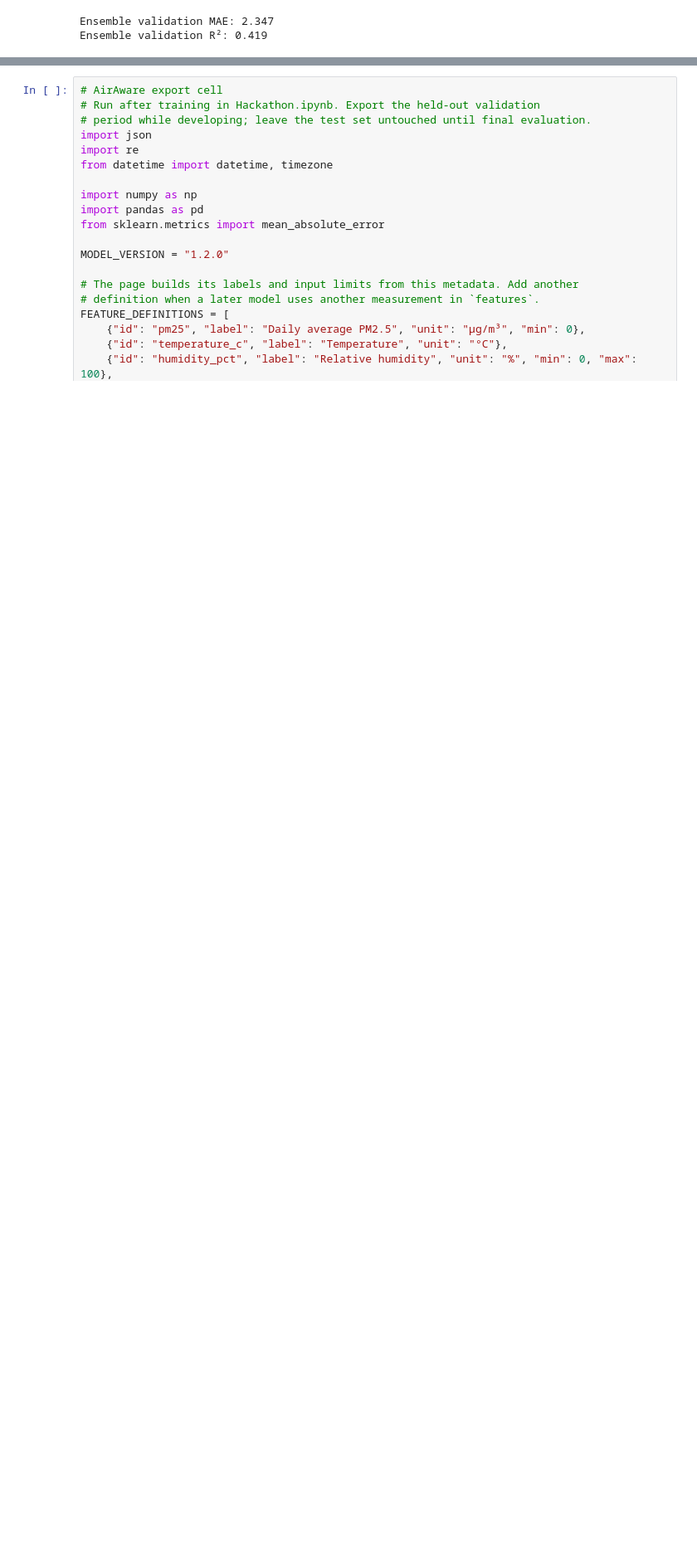
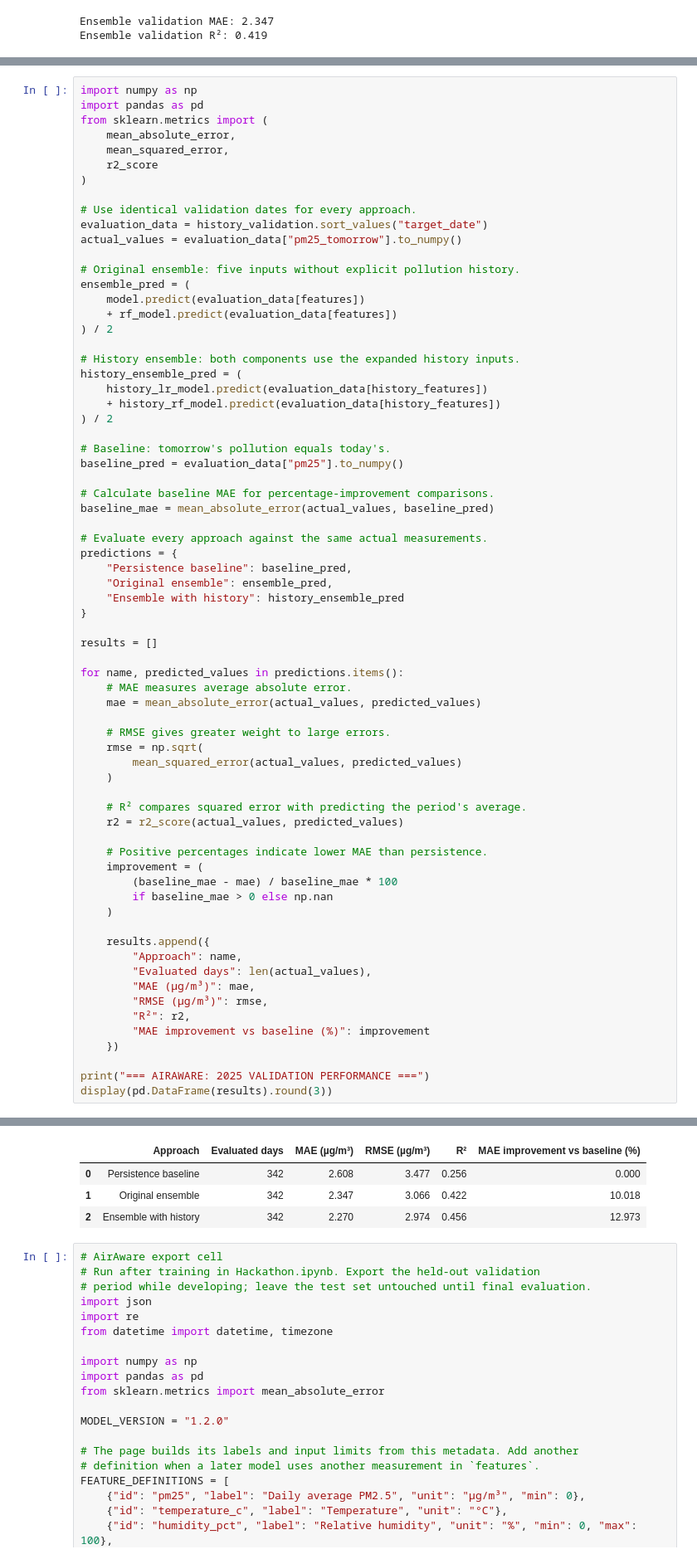
Before and after one commit to TASRUNNER2010/Hackathon, a Jupyter notebook: Hackathon.ipynb, the cells around one changed output, grey strips where cells are left out. Shown at 83% size. Cells and saved outputs as stored; diff of their text form; blank space fills up the shorter version.

```diff
--- a/Hackathon.ipynb
+++ b/Hackathon.ipynb
@@ -889,0 +1006,70 @@ Improvement Over Baseline: 9.87%
+# %%
+import numpy as np
+import pandas as pd
+from sklearn.metrics import (
+    mean_absolute_error,
+    mean_squared_error,
+    r2_score
+)
+
+# Use identical validation dates for every approach.
+evaluation_data = history_validation.sort_values("target_date")
+actual_values = evaluation_data["pm25_tomorrow"].to_numpy()
+
+# Original ensemble: five inputs without explicit pollution history.
+ensemble_pred = (
+    model.predict(evaluation_data[features])
+    + rf_model.predict(evaluation_data[features])
+) / 2
+
+# History ensemble: both components use the expanded history inputs.
+history_ensemble_pred = (
+    history_lr_model.predict(evaluation_data[history_features])
+    + history_rf_model.predict(evaluation_data[history_features])
+) / 2
+
+# Baseline: tomorrow's pollution equals today's.
+baseline_pred = evaluation_data["pm25"].to_numpy()
+
+# Calculate baseline MAE for percentage-improvement comparisons.
+baseline_mae = mean_absolute_error(actual_values, baseline_pred)
+
+# Evaluate every approach against the same actual measurements.
+predictions = {
+    "Persistence baseline": baseline_pred,
+    "Original ensemble": ensemble_pred,
+    "Ensemble with history": history_ensemble_pred
+}
+
+results = []
+
+for name, predicted_values in predictions.items():
+    # MAE measures average absolute error.
+    mae = mean_absolute_error(actual_values, predicted_values)
+
+    # RMSE gives greater weight to large errors.
+    rmse = np.sqrt(
+        mean_squared_error(actual_values, predicted_values)
+    )
+
+    # R² compares squared error with predicting the period's average.
+    r2 = r2_score(actual_values, predicted_values)
+
+    # Positive percentages indicate lower MAE than persistence.
+    improvement = (
+        (baseline_mae - mae) / baseline_mae * 100
+        if baseline_mae > 0 else np.nan
+    )
+
+    results.append({
+        "Approach": name,
+        "Evaluated days": len(actual_values),
+        "MAE (µg/m³)": mae,
+        "RMSE (µg/m³)": rmse,
+        "R²": r2,
+        "MAE improvement vs baseline (%)": improvement
+    })
+
+print("=== AIRAWARE: 2025 VALIDATION PERFORMANCE ===")
+display(pd.DataFrame(results).round(3))
+# %% [output]
@@ -890,3 +1077,7 @@ Improvement Over Baseline: 9.87%
+|  | Approach | Evaluated days | MAE (µg/m³) | RMSE (µg/m³) | R² | MAE improvement vs baseline (%) |
+| 0 | Persistence baseline | 342 | 2.608 | 3.477 | 0.256 | 0.000 |
+| 1 | Original ensemble | 342 | 2.347 | 3.066 | 0.422 | 10.018 |
+| 2 | Ensemble with history | 342 | 2.270 | 2.974 | 0.456 | 12.973 |
 # %%
 # AirAware export cell
 # Run after training in Hackathon.ipynb. Export the held-out validation
```
Also changed, not shown: parts of 9 cells of this notebook.
